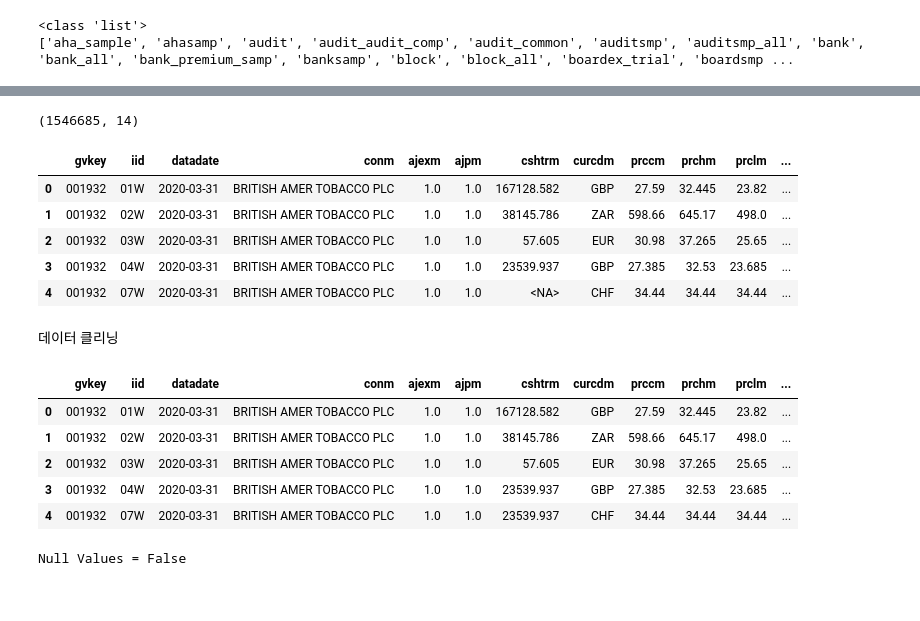
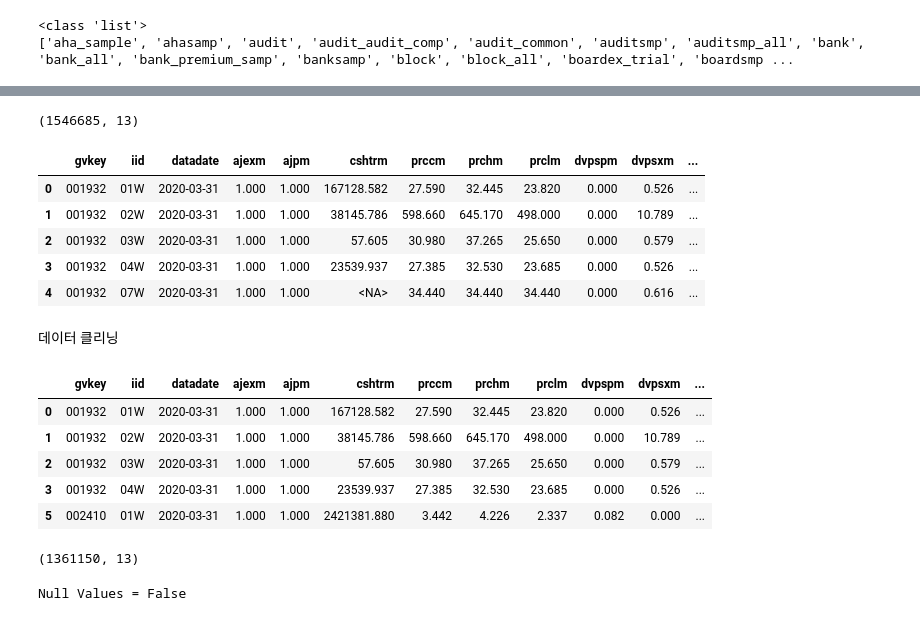
Before and after one commit to LJMfintech/Financial_Data_Analysis, a Jupyter notebook: DataAnalysisHW1.ipynb, the cells around one changed output, grey strips where cells are left out. Saved outputs shown, nothing was run; the diff lists cells and outputs as text; code cells hidden in the pictures.

```diff
--- a/DataAnalysisHW1.ipynb
+++ b/DataAnalysisHW1.ipynb
@@ -88,7 +88,7 @@ country
 # b: 기업명 및 국가
 # 기업(gvkey) 기준으로 매칭
 
-data_set = conn.raw_sql("""select gvkey, iid, datadate, conm, ajexm, ajpm, cshtrm, curcdm, prccm, prchm, prclm, dvpspm, dvpsxm, fic
+data_set = conn.raw_sql("""select gvkey, iid, datadate, ajexm, ajpm, cshtrm, prccm, prchm, prclm, dvpspm, dvpsxm, fic, loc
 
                           from comp.g_secm
                           where fic IN('GBR', 'DEU', 'JPN', 'FRA', 'AUS', 'CHN', 'IND', 'BRA', 'ZAF', 'TUR')
@@ -96,38 +96,32 @@ data_set = conn.raw_sql("""select gvkey, iid, datadate, conm, ajexm, ajpm, cshtr
                           """)
 print(data_set.shape)
 # %% [output]
-(1546685, 14)
+(1546685, 13)
 # %%
 data_set.head()
 # %% [output]
-|  | gvkey | iid | datadate | conm | ajexm | ajpm | cshtrm | curcdm | prccm | prchm | prclm | ... |
-| 0 | 001932 | 01W | 2020-03-31 | BRITISH AMER TOBACCO PLC | 1.0 | 1.0 | 167128.582 | GBP | 27.59 | 32.445 | 23.82 | ... |
-| 1 | 001932 | 02W | 2020-03-31 | BRITISH AMER TOBACCO PLC | 1.0 | 1.0 | 38145.786 | ZAR | 598.66 | 645.17 | 498.0 | ... |
-| 2 | 001932 | 03W | 2020-03-31 | BRITISH AMER TOBACCO PLC | 1.0 | 1.0 | 57.605 | EUR | 30.98 | 37.265 | 25.65 | ... |
-| 3 | 001932 | 04W | 2020-03-31 | BRITISH AMER TOBACCO PLC | 1.0 | 1.0 | 23539.937 | GBP | 27.385 | 32.53 | 23.685 | ... |
-| 4 | 001932 | 07W | 2020-03-31 | BRITISH AMER TOBACCO PLC | 1.0 | 1.0 | <NA> | CHF | 34.44 | 34.44 | 34.44 | ... |
+|  | gvkey | iid | datadate | ajexm | ajpm | cshtrm | prccm | prchm | prclm | dvpspm | dvpsxm | ... |
+| 0 | 001932 | 01W | 2020-03-31 | 1.000 | 1.000 | 167128.582 | 27.590 | 32.445 | 23.820 | 0.000 | 0.526 | ... |
+| 1 | 001932 | 02W | 2020-03-31 | 1.000 | 1.000 | 38145.786 | 598.660 | 645.170 | 498.000 | 0.000 | 10.789 | ... |
+| 2 | 001932 | 03W | 2020-03-31 | 1.000 | 1.000 | 57.605 | 30.980 | 37.265 | 25.650 | 0.000 | 0.579 | ... |
+| 3 | 001932 | 04W | 2020-03-31 | 1.000 | 1.000 | 23539.937 | 27.385 | 32.530 | 23.685 | 0.000 | 0.526 | ... |
+| 4 | 001932 | 07W | 2020-03-31 | 1.000 | 1.000 | <NA> | 34.440 | 34.440 | 34.440 | 0.000 | 0.616 | ... |
 # %% [markdown]
 데이터 클리닝
 # %%
 # inf, -inf를 NaN으로 변환
 data_set = data_set.replace([np.inf, -np.inf], np.nan)
-
-# Fill the missing values with the last value available in the dataset.
-data_set=data_set.fillna(method='ffill') #ffill: forward fill으로, NA값을 직전 관측치로 대체
-
-# 그래도 남은 결측치(첫 관측치 등)는 0으로 대체
-data_set = data_set.fillna(0)
 
 # Drop the rows containing NA
 data_set= data_set.dropna(axis=0) # NA값 있는 행 삭제
 
 # Fill na with 0
 #dataset.fillna('0')
 data_set.head()
 # %% [output]
-|  | gvkey | iid | datadate | conm | ajexm | ajpm | cshtrm | curcdm | prccm | prchm | prclm | ... |
-| 0 | 001932 | 01W | 2020-03-31 | BRITISH AMER TOBACCO PLC | 1.0 | 1.0 | 167128.582 | GBP | 27.59 | 32.445 | 23.82 | ... |
-| 1 | 001932 | 02W | 2020-03-31 | BRITISH AMER TOBACCO PLC | 1.0 | 1.0 | 38145.786 | ZAR | 598.66 | 645.17 | 498.0 | ... |
-| 2 | 001932 | 03W | 2020-03-31 | BRITISH AMER TOBACCO PLC | 1.0 | 1.0 | 57.605 | EUR | 30.98 | 37.265 | 25.65 | ... |
-| 3 | 001932 | 04W | 2020-03-31 | BRITISH AMER TOBACCO PLC | 1.0 | 1.0 | 23539.937 | GBP | 27.385 | 32.53 | 23.685 | ... |
-| 4 | 001932 | 07W | 2020-03-31 | BRITISH AMER TOBACCO PLC | 1.0 | 1.0 | 23539.937 | CHF | 34.44 | 34.44 | 34.44 | ... |
+|  | gvkey | iid | datadate | ajexm | ajpm | cshtrm | prccm | prchm | prclm | dvpspm | dvpsxm | ... |
+| 0 | 001932 | 01W | 2020-03-31 | 1.000 | 1.000 | 167128.582 | 27.590 | 32.445 | 23.820 | 0.000 | 0.526 | ... |
+| 1 | 001932 | 02W | 2020-03-31 | 1.000 | 1.000 | 38145.786 | 598.660 | 645.170 | 498.000 | 0.000 | 10.789 | ... |
+| 2 | 001932 | 03W | 2020-03-31 | 1.000 | 1.000 | 57.605 | 30.980 | 37.265 | 25.650 | 0.000 | 0.579 | ... |
+| 3 | 001932 | 04W | 2020-03-31 | 1.000 | 1.000 | 23539.937 | 27.385 | 32.530 | 23.685 | 0.000 | 0.526 | ... |
+| 5 | 002410 | 01W | 2020-03-31 | 1.000 | 1.000 | 2421381.880 | 3.442 | 4.226 | 2.337 | 0.082 | 0.000 | ... |
@@ -157,3 +128,7 @@ data_set = data_set.sort_values(['gvkey', 'datadate'])
+# %%
+print(data_set.shape)
+# %% [output]
+(1361150, 13)
 # %%
 print('Null Values =', data_set.isnull().values.any())
 # %% [output]
```
Also changed, not shown: parts of 31 cells of this notebook.
